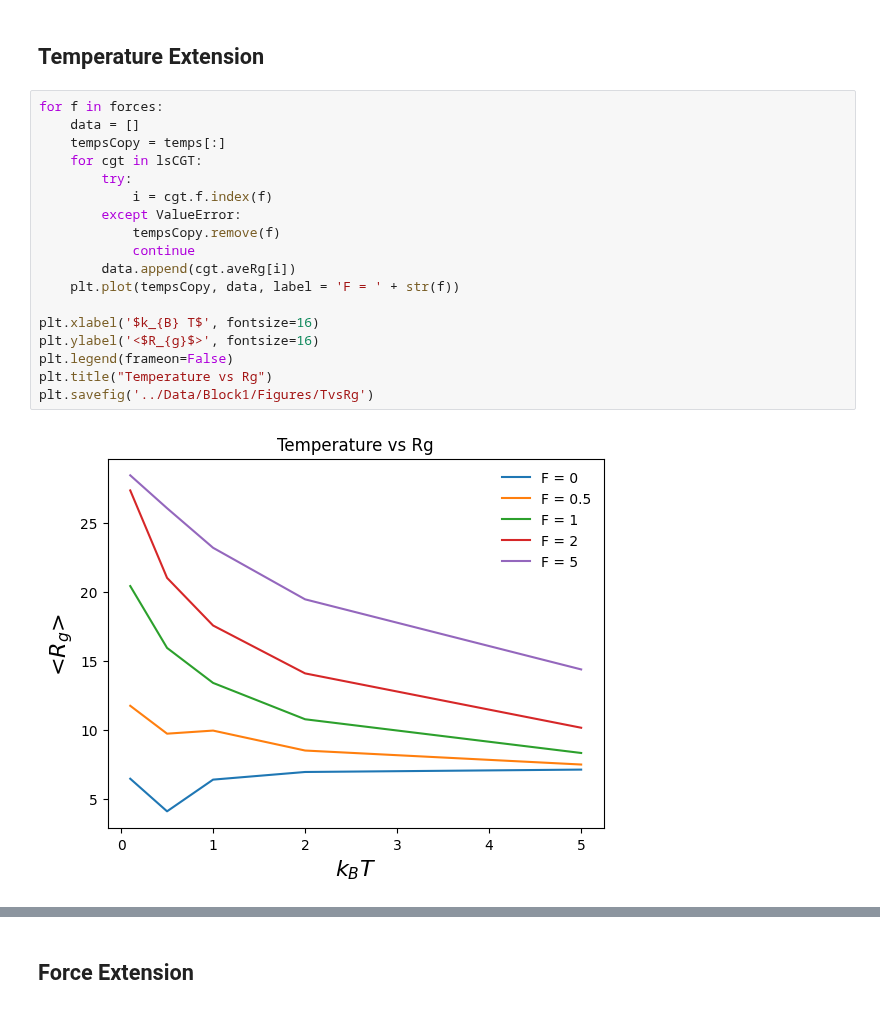
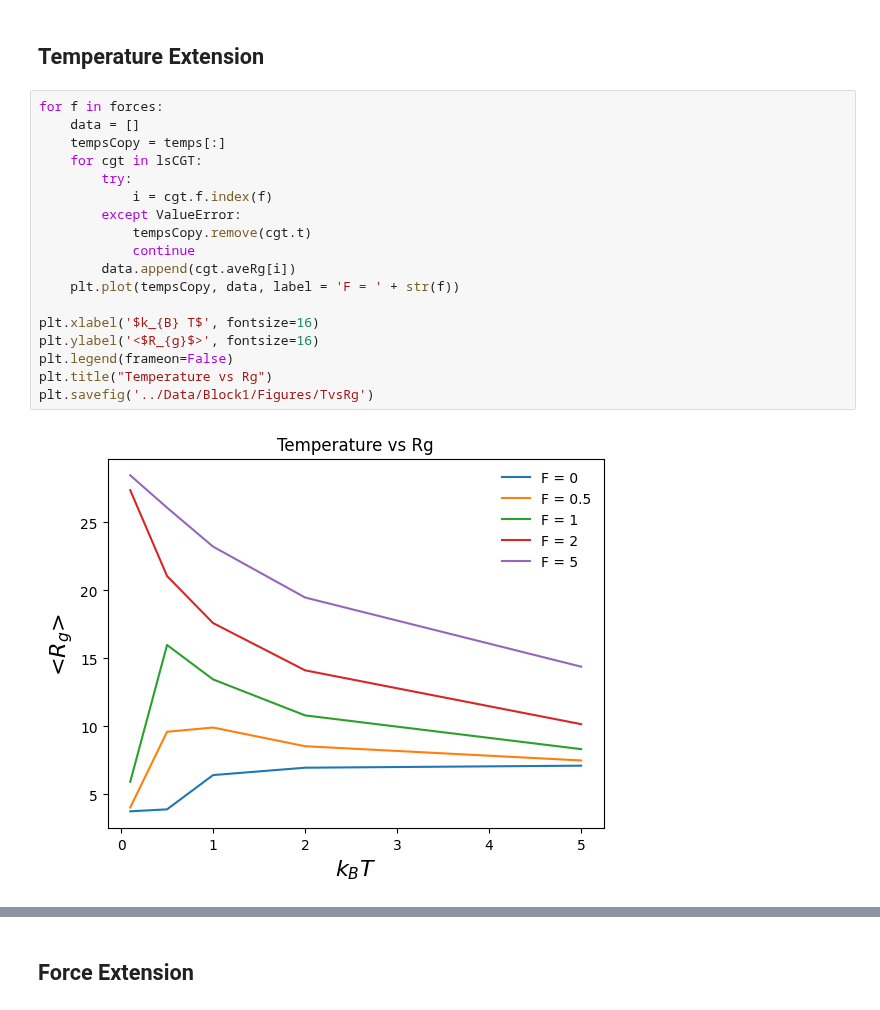
Before and after one commit to VagrantHyp/Code, a Jupyter notebook: Block1.ipynb, the cells around one changed output, grey strips where cells are left out. Saved outputs shown, nothing was run; the diff lists cells and outputs as text.

```diff
--- a/Block1.ipynb
+++ b/Block1.ipynb
@@ -149,23 +160,23 @@ ms.Plot(lsCGT, 5, "Ree")
 # %%
 for f in forces:
     data = []
     tempsCopy = temps[:]
     for cgt in lsCGT:
         try:
             i = cgt.f.index(f)
         except ValueError:
-            tempsCopy.remove(f)
+            tempsCopy.remove(cgt.t)
             continue
         data.append(cgt.aveRg[i])
     plt.plot(tempsCopy, data, label = 'F = ' + str(f))
 
 plt.xlabel('$k_{B} T$', fontsize=16)
 plt.ylabel('<$R_{g}$>', fontsize=16)
 plt.legend(frameon=False)
 plt.title("Temperature vs Rg")
 plt.savefig('../Data/Block1/Figures/TvsRg')
 # %% [output]
-[figure, old version]
+[figure, new version]
 # %%
 for f in forces:
     data = []
```
Also changed, not shown: parts of 17 cells of this notebook, 2 other files.
